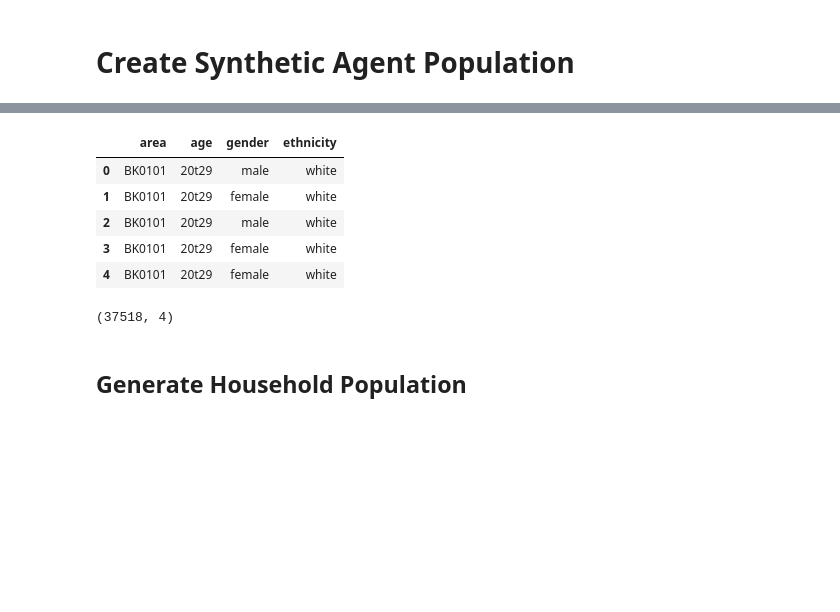
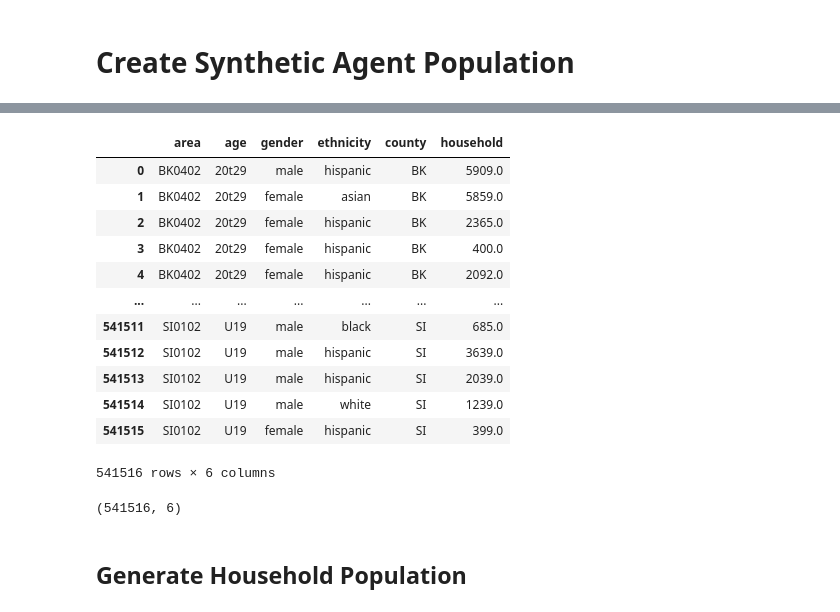
Before and after one commit to AgentTorch/AgentTorch, a Jupyter notebook: simulator_data/step2/test_dataloader_api.ipynb, the cells around one changed output, grey strips where cells are left out. Drawn from its saved outputs; the diff is of its cells as text; code cells hidden in the pictures; blank space fills up the shorter version.

Commit message:
Fix household indexing error and add county column. Also added analysis pipeline.

```diff
--- a/simulator_data/step2/test_dataloader_api.ipynb
+++ b/simulator_data/step2/test_dataloader_api.ipynb
@@ -9,5 +9,12 @@ sys.path.append('/Users/shashankkumar/Documents/GitHub/MacroEcon')
 # %%
 input_population_path = "/Users/shashankkumar/Documents/GitHub/MacroEcon/simulator_data/NYC/output_pop_data/NYC_POP.pkl" # Dictionary created from excel files
 pop_data_df = pd.read_pickle(input_population_path)
+areas = pop_data_df['age_gender']['county'][:10]
+# Get a random sample of 5 areas from each county
+sample_areas = pop_data_df['age_gender'].groupby('county').apply(lambda x: x.sample(3) if len(x) > 3 else x)
 
-print(pop_data_df['age_gender']['area'][:10])
+# Reset the index
+sample_areas.reset_index(drop=True, inplace=True)
+
+# Print the sample areas
+selected_areas = sample_areas['area']
@@ -26,5 +21,5 @@ Name: area, dtype: object
 # %%
-area_selector = pop_data_df['age_gender']['area'][:1]
+area_selector = selected_areas
 print(area_selector)
 geo_mapping = None
 
@@ -62,16 +71,23 @@ INFO:process.base_pop:Processing time (base population): 0.00049265
 # %%
-loader.population_df.head()
+loader.population_df
 # %% [output]
-|  | area | age | gender | ethnicity |
-| 0 | BK0101 | 20t29 | male | white |
-| 1 | BK0101 | 20t29 | female | white |
-| 2 | BK0101 | 20t29 | male | white |
-| 3 | BK0101 | 20t29 | female | white |
-| 4 | BK0101 | 20t29 | female | white |
+|  | area | age | gender | ethnicity | county | household |
+| 0 | BK0402 | 20t29 | male | hispanic | BK | 5909.0 |
+| 1 | BK0402 | 20t29 | female | asian | BK | 5859.0 |
+| 2 | BK0402 | 20t29 | female | hispanic | BK | 2365.0 |
+| 3 | BK0402 | 20t29 | female | hispanic | BK | 400.0 |
+| 4 | BK0402 | 20t29 | female | hispanic | BK | 2092.0 |
+| ... | ... | ... | ... | ... | ... | ... |
+| 541511 | SI0102 | U19 | male | black | SI | 685.0 |
+| 541512 | SI0102 | U19 | male | hispanic | SI | 3639.0 |
+| 541513 | SI0102 | U19 | male | hispanic | SI | 2039.0 |
+| 541514 | SI0102 | U19 | male | white | SI | 1239.0 |
+| 541515 | SI0102 | U19 | female | hispanic | SI | 399.0 |
+541516 rows × 6 columns
 # %%
 loader.population_df.shape
 # %% [output]
-(37518, 4)
+(541516, 6)
 # %%
 sys.path.append('/Users/shashankkumar/Documents/GitHub/MacroEcon/AgentTorch/AgentTorch')
 from utils import preprocess_data
```
Also changed, not shown: parts of 7 cells of this notebook, 6 other files.
